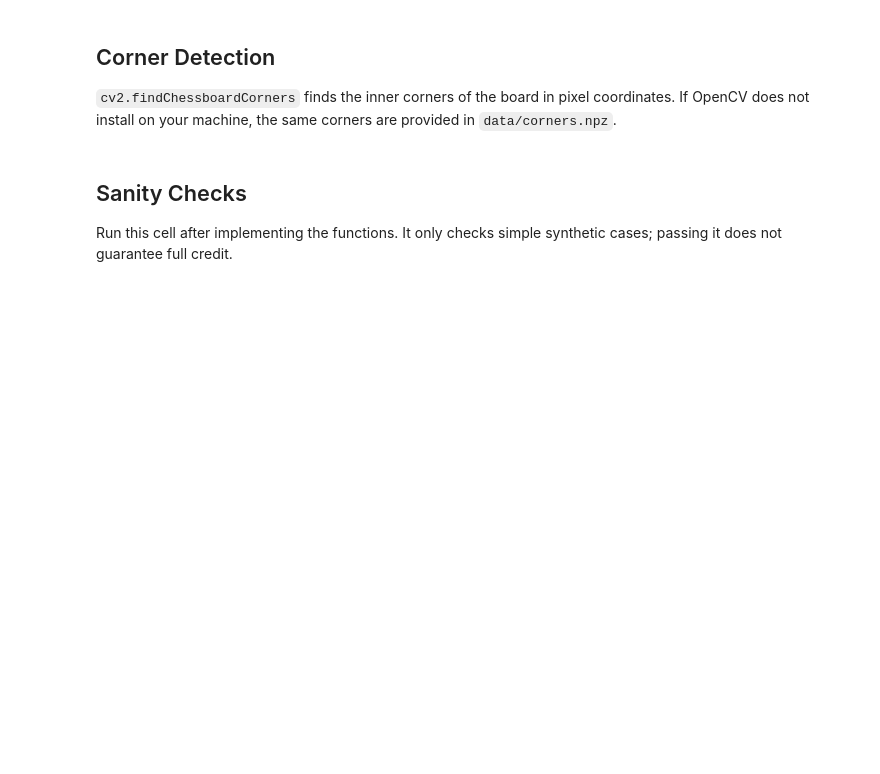
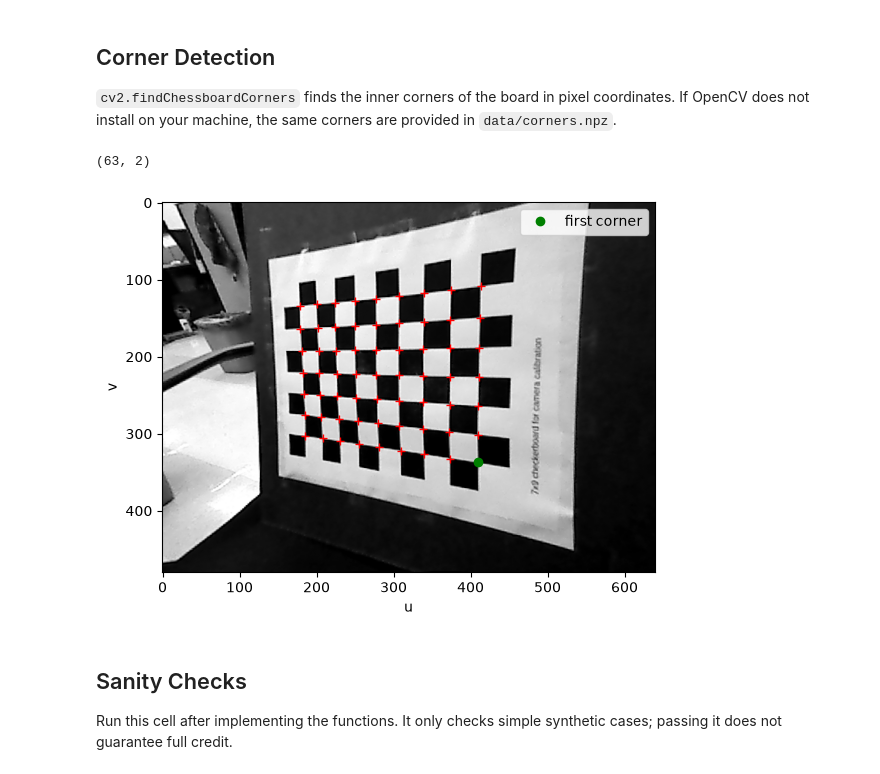
Before and after one commit to Cesium-Lab/stanford, a Jupyter notebook: aa274a/hw3/p1_extrinsics.ipynb, the cells around one changed output. Cells and saved outputs as stored; diff of their text form; code cells hidden in the pictures; blank space fills up the shorter version.

```diff
--- a/aa274a/hw3/p1_extrinsics.ipynb
+++ b/aa274a/hw3/p1_extrinsics.ipynb
@@ -25,21 +30,26 @@ NX, NY = 9, 7         # inner corners along x and y
 # %%
 image = plt.imread("data/checkerboard.png")
 try:
     import cv2
-    found, corners = cv2.findChessboardCorners(cv2.imread("data/checkerboard.png", 0), (NX, NY))
+    ret = cv2.findChessboardCorners(cv2.imread("data/checkerboard.png", 0), (NX, NY))
+    found: bool = ret[0]
+    corners: cv2.typing.MatLike = ret[1]
     uv = corners.squeeze().astype(float) if found else np.load("data/corners.npz")["uv"]
 except ImportError:
     uv = np.load("data/corners.npz")["uv"]
 print(uv.shape)
 
 fig, ax = plt.subplots()
 ax.imshow(image, cmap="gray")
 ax.plot(uv[:, 0], uv[:, 1], "r+")
 ax.plot(uv[0, 0], uv[0, 1], "go", label="first corner")
 ax.set_xlabel("u")
 ax.set_ylabel("v")
 ax.legend()
 plt.show()
+# %% [output]
+(63, 2)
+[figure, added]
 # %% [markdown]
 ## Sanity Checks
 Run this cell after implementing the functions. It only checks simple synthetic cases; passing it does not guarantee full credit.
```
Also changed, not shown: parts of 2 cells of this notebook, 4 other files.
